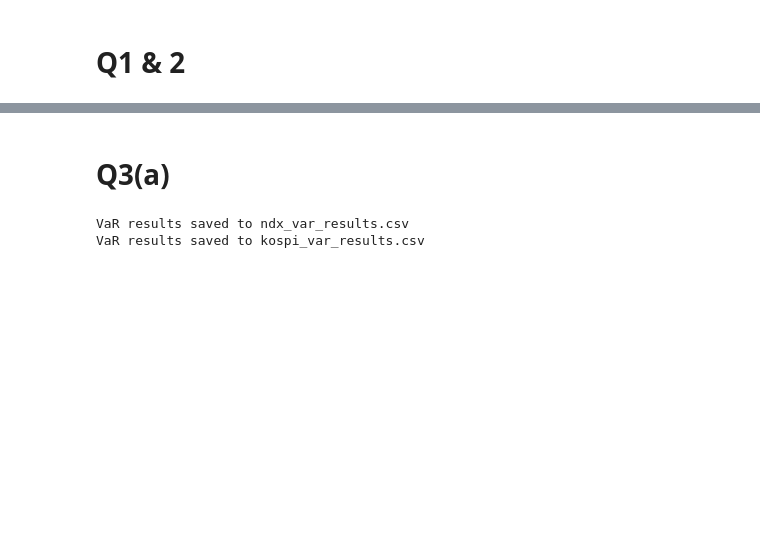
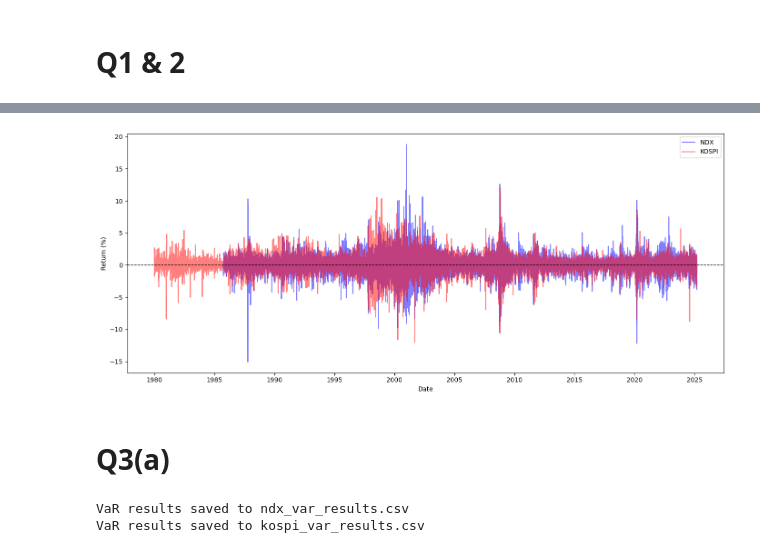
Before and after one commit to JiaqiSun45635/MFE-FE, a Jupyter notebook: PW4/Practical Work 4 Question 2 Latest.ipynb, the cells around one changed output, grey strips where cells are left out. Drawn from its saved outputs; the diff is of its cells as text; code cells hidden in the pictures; blank space fills up the shorter version.

```diff
--- a/PW4/Practical Work 4 Question 2 Latest.ipynb
+++ b/PW4/Practical Work 4 Question 2 Latest.ipynb
@@ -113,3 +126,30 @@ NASDAQ-100 (^NDX)
+# %%
+fig, ax = plt.subplots(figsize=(14, 6))
+
+# Plot NASDAQ-100 returns
+ax.plot(ndx_data.index, ndx_data["Return"], color="blue", alpha=0.5, label="NDX")
+
+# Plot KOSPI returns
+ax.plot(kospi_data.index, kospi_data["Return"], color="red", alpha=0.5, label="KOSPI")
+
+# Add horizontal line at 0%
+ax.axhline(0, linestyle="--", color="black", linewidth=1)
+
+# Labels and title
+# ax.set_title("NASDAQ-100 vs. KOSPI Daily Returns (%)")
+ax.set_xlabel("Date")
+ax.set_ylabel("Return (%)")
+
+# Add legend
+ax.legend()
+
+# Improve layout
+plt.tight_layout()
+
+# Show plot
+plt.show()
+# %% [output]
+[figure, added]
 # %% [markdown]
 # Q3(a)
 # %%
```
Also changed, not shown: parts of 4 cells of this notebook.
